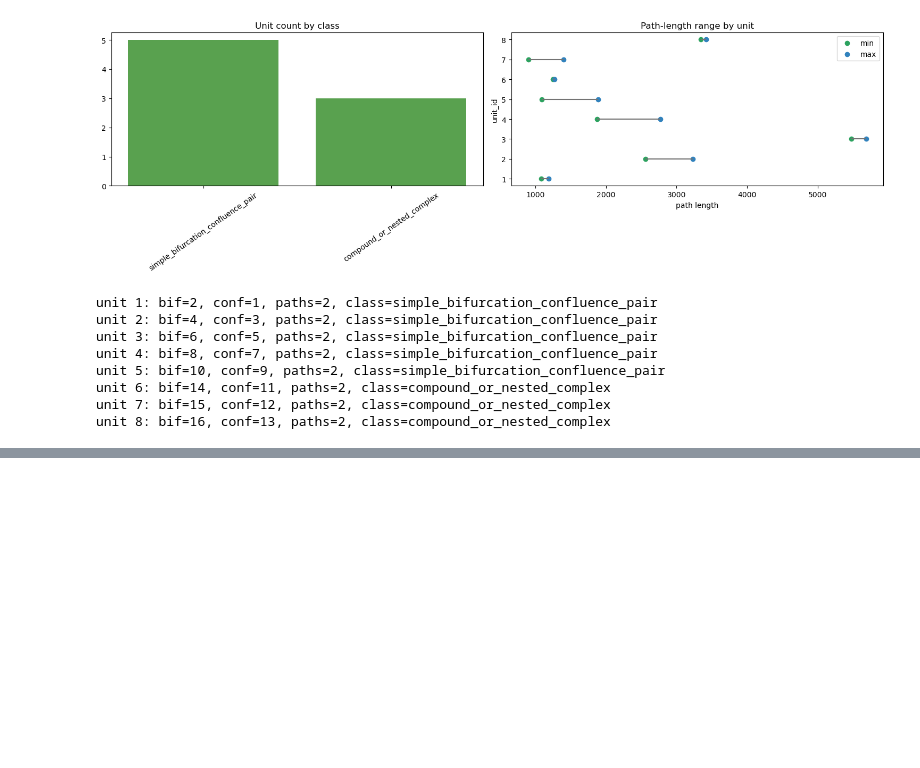
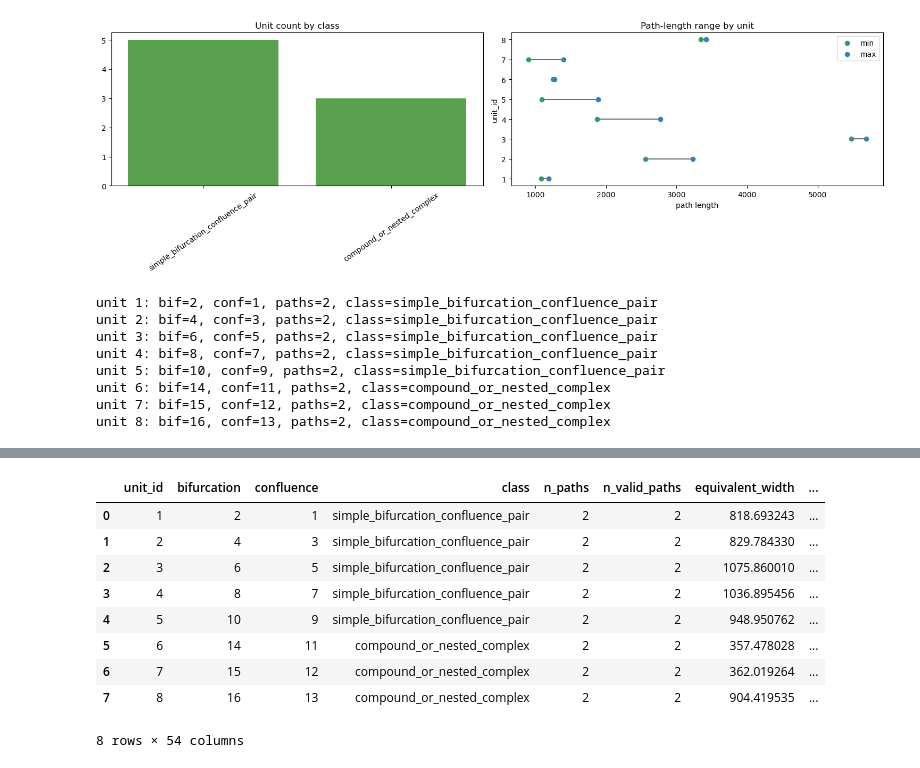
Before and after one commit to niekcde/river_hierarchy, a Jupyter notebook: hierarchy_level_definition/notebooks/level_detection_workbench.ipynb, the cells around one changed output, grey strips where cells are left out. Cells and saved outputs as stored; diff of their text form; code cells hidden in the pictures; blank space fills up the shorter version.

```diff
--- a/hierarchy_level_definition/notebooks/level_detection_workbench.ipynb
+++ b/hierarchy_level_definition/notebooks/level_detection_workbench.ipynb
@@ -391,0 +409,13 @@ summary
+# %%
+unit_metrics
+# %% [output]
+|  | unit_id | bifurcation | confluence | class | n_paths | n_valid_paths | equivalent_width | ... |
+| 0 | 1 | 2 | 1 | simple_bifurcation_confluence_pair | 2 | 2 | 818.693243 | ... |
+| 1 | 2 | 4 | 3 | simple_bifurcation_confluence_pair | 2 | 2 | 829.784330 | ... |
+| 2 | 3 | 6 | 5 | simple_bifurcation_confluence_pair | 2 | 2 | 1075.860010 | ... |
+| 3 | 4 | 8 | 7 | simple_bifurcation_confluence_pair | 2 | 2 | 1036.895456 | ... |
+| 4 | 5 | 10 | 9 | simple_bifurcation_confluence_pair | 2 | 2 | 948.950762 | ... |
+| 5 | 6 | 14 | 11 | compound_or_nested_complex | 2 | 2 | 357.478028 | ... |
+| 6 | 7 | 15 | 12 | compound_or_nested_complex | 2 | 2 | 362.019264 | ... |
+| 7 | 8 | 16 | 13 | compound_or_nested_complex | 2 | 2 | 904.419535 | ... |
+8 rows × 54 columns
```
Also changed, not shown: parts of 6 cells of this notebook, 5 other files.
